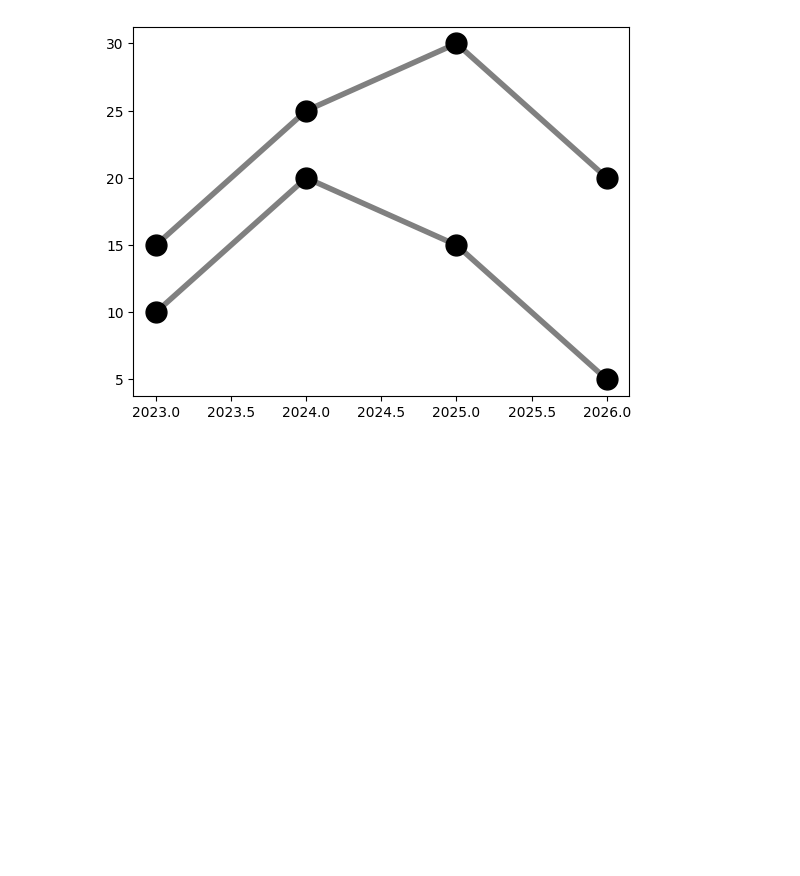
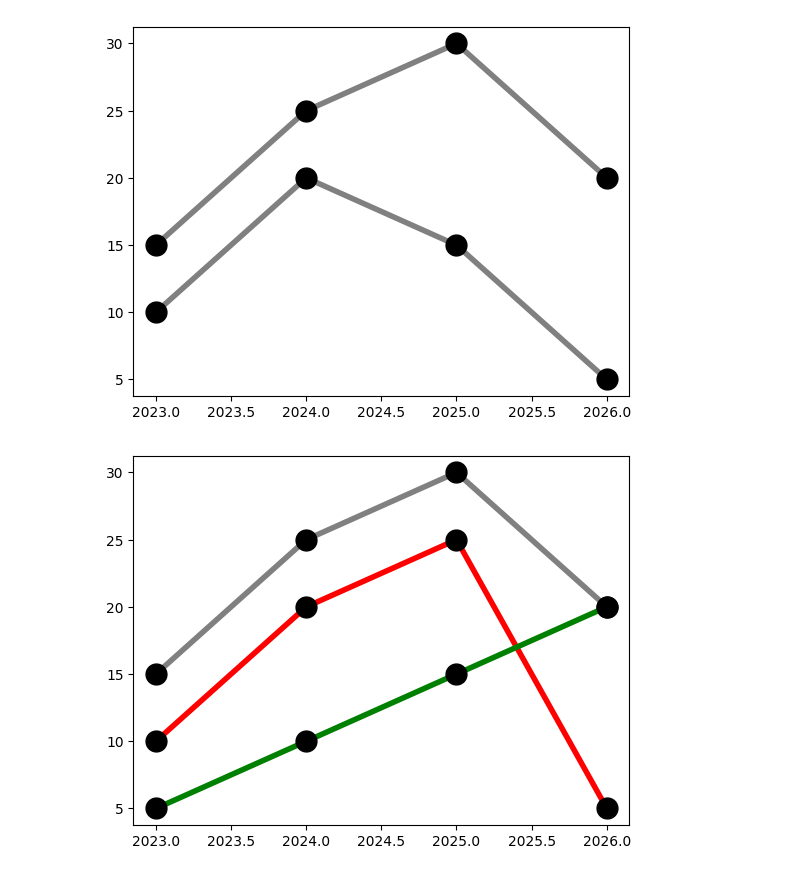
Before and after one commit to hasinduudara/Learn-Matplotlib, a Jupyter notebook: Matplotlib.ipynb, the cells around one changed output. Saved outputs shown, nothing was run; the diff lists cells and outputs as text; code cells hidden in the pictures; blank space fills up the shorter version.

```diff
--- a/Matplotlib.ipynb
+++ b/Matplotlib.ipynb
@@ -63,3 +63,25 @@ plt.plot(x, y2, **line_styles)
 plt.show()
 # %% [output]
 [figure]
+# %%
+import matplotlib.pyplot as plt
+import numpy as np
+
+x = np.array([2023, 2024, 2025, 2026])
+y1 = np.array([15, 25, 30, 20])
+y2 = np.array([10, 20, 25, 5])
+y3 = np.array([5, 10, 15, 20])
+
+line_styles = dict(marker=".",
+                   markersize=30,
+                   markerfacecolor="black",
+                   markeredgecolor="black",
+                   linestyle="solid",
+                   linewidth=4,)
+
+plt.plot(x, y1, color="gray", **line_styles)
+plt.plot(x, y2, color="red", **line_styles)
+plt.plot(x, y3, color="green", **line_styles)
+plt.show()
+# %% [output]
+[figure, added]
```
